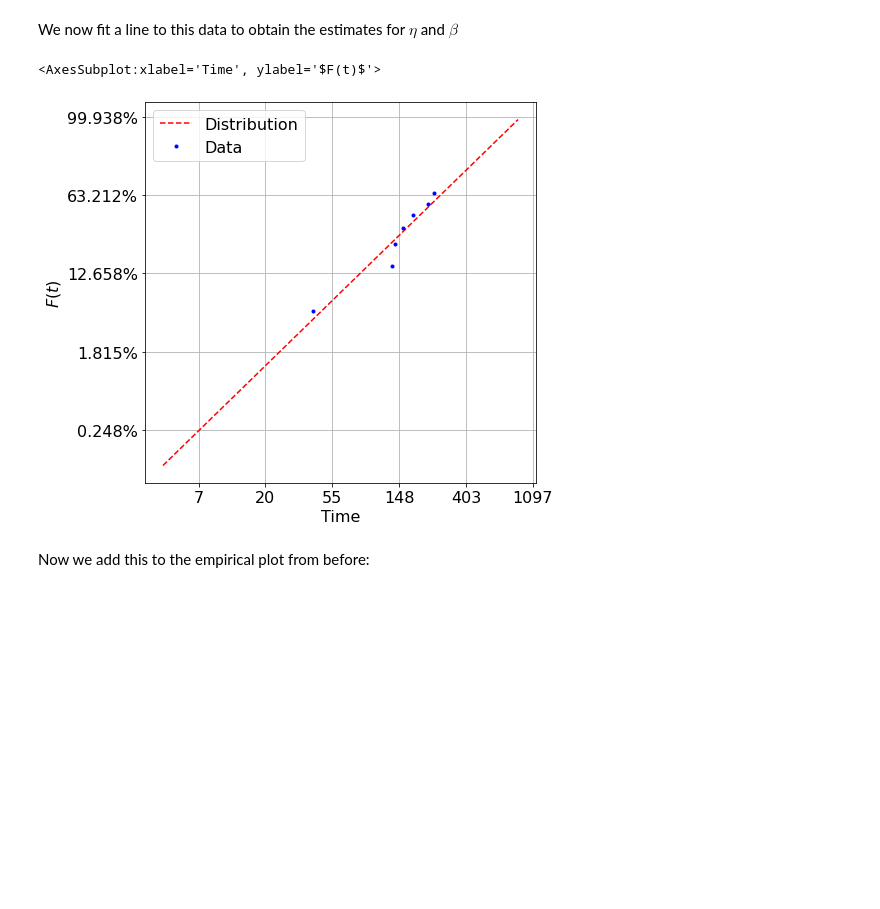
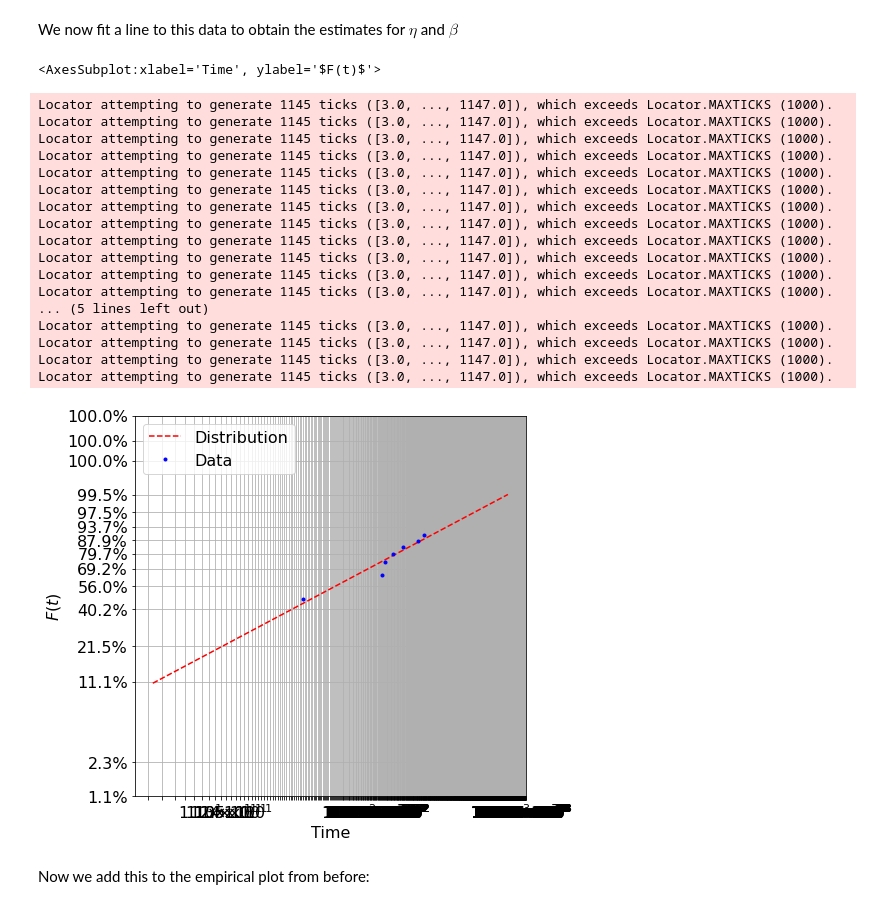
Before and after one commit to cholette/reliability, a Jupyter notebook: Python/reliabilty_and_mle_examples.ipynb, the cells around one changed output. Cells and saved outputs as stored; diff of their text form; code cells hidden in the pictures; blank space fills up the shorter version.

```diff
--- a/Python/reliabilty_and_mle_examples.ipynb
+++ b/Python/reliabilty_and_mle_examples.ipynb
@@ -184,11 +184,27 @@ dist = ra.weibull()
 dist = dist(beta,scale=eta)
 # %%
 data = {'times':tmid[1::],'ecdf':Fhatmid[1::]}
-fig,ax = plt.subplots(figsize=(7,7))
-ra.weibull_probability_plot(dist,data=data,ax=ax)
+ra.weibull_probability_plot(dist,data=data,figsize=(7,7))
 # %% [output]
 <AxesSubplot:xlabel='Time', ylabel='$F(t)$'>
+Locator attempting to generate 1145 ticks ([3.0, ..., 1147.0]), which exceeds Locator.MAXTICKS (1000).
+Locator attempting to generate 1145 ticks ([3.0, ..., 1147.0]), which exceeds Locator.MAXTICKS (1000).
+Locator attempting to generate 1145 ticks ([3.0, ..., 1147.0]), which exceeds Locator.MAXTICKS (1000).
+Locator attempting to generate 1145 ticks ([3.0, ..., 1147.0]), which exceeds Locator.MAXTICKS (1000).
+Locator attempting to generate 1145 ticks ([3.0, ..., 1147.0]), which exceeds Locator.MAXTICKS (1000).
+Locator attempting to generate 1145 ticks ([3.0, ..., 1147.0]), which exceeds Locator.MAXTICKS (1000).
+Locator attempting to generate 1145 ticks ([3.0, ..., 1147.0]), which exceeds Locator.MAXTICKS (1000).
+Locator attempting to generate 1145 ticks ([3.0, ..., 1147.0]), which exceeds Locator.MAXTICKS (1000).
+Locator attempting to generate 1145 ticks ([3.0, ..., 1147.0]), which exceeds Locator.MAXTICKS (1000).
+Locator attempting to generate 1145 ticks ([3.0, ..., 1147.0]), which exceeds Locator.MAXTICKS (1000).
+Locator attempting to generate 1145 ticks ([3.0, ..., 1147.0]), which exceeds Locator.MAXTICKS (1000).
+Locator attempting to generate 1145 ticks ([3.0, ..., 1147.0]), which exceeds Locator.MAXTICKS (1000).
+... (5 lines left out)
+Locator attempting to generate 1145 ticks ([3.0, ..., 1147.0]), which exceeds Locator.MAXTICKS (1000).
+Locator attempting to generate 1145 ticks ([3.0, ..., 1147.0]), which exceeds Locator.MAXTICKS (1000).
+Locator attempting to generate 1145 ticks ([3.0, ..., 1147.0]), which exceeds Locator.MAXTICKS (1000).
+Locator attempting to generate 1145 ticks ([3.0, ..., 1147.0]), which exceeds Locator.MAXTICKS (1000).
-[figure, old version]
+[figure, new version]
 # %% [markdown]
 Now we add this to the empirical plot from before:
 # %%
```
Also changed, not shown: parts of 6 cells of this notebook, 1 other file.
